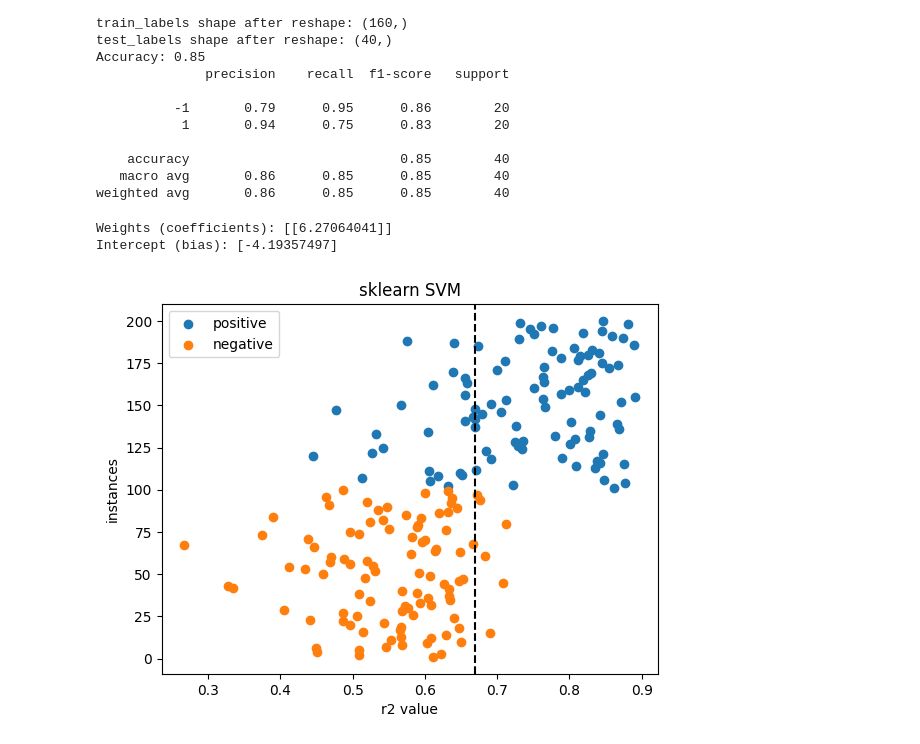
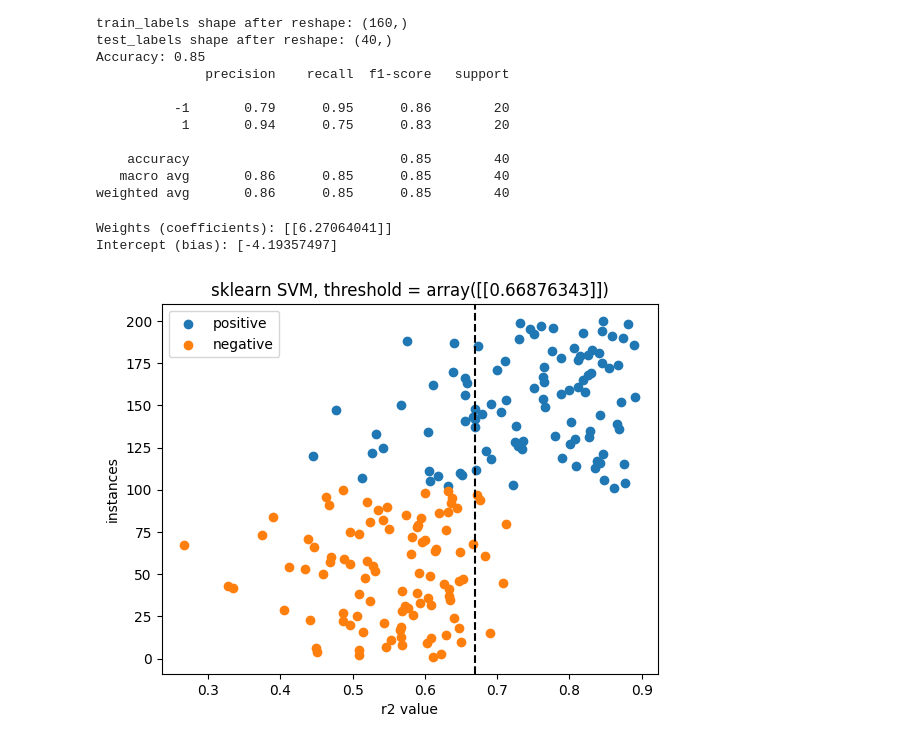
Before and after one commit to MarStreicher/IDA_Laser, a Jupyter notebook: src/classifiers/linear_classifier.ipynb, the cells around one changed output. Saved outputs shown, nothing was run; the diff lists cells and outputs as text; code cells hidden in the pictures.

```diff
--- a/src/classifiers/linear_classifier.ipynb
+++ b/src/classifiers/linear_classifier.ipynb
@@ -219,28 +234,28 @@ weighted avg       0.86      0.85      0.85        40
 # %%
 weights = svm_linear.coef_
 intercept = svm_linear.intercept_
 
 print("Weights (coefficients):", weights)
 print("Intercept (bias):", intercept)
 
 threshold = -intercept / weights
 
 positive_inputs, positive_labels = dataset.filter_by_label(1)
 negative_inputs, negative_labels = dataset.filter_by_label(-1)
 
 positive_x = range(1, len(positive_inputs) + 1)
 negative_x = range(1, len(negative_inputs) + 1)
 
 plt.axvline(x=threshold, color='k', linestyle='--')
 plt.scatter(positive_inputs, range(101, 201), label="positive")
 plt.scatter(negative_inputs, range(1, 101), label="negative")
 
-plt.title('sklearn SVM')
+plt.title(f'sklearn SVM, {threshold = }')
 plt.xlabel('r2 value')
 plt.ylabel('instances')
 plt.legend()
 plt.show()
 # %% [output]
 Weights (coefficients): [[6.27064041]]
 Intercept (bias): [-4.19357497]
-[figure, old version]
+[figure, new version]
```
Also changed, not shown: parts of 9 cells of this notebook, 5 other files.
